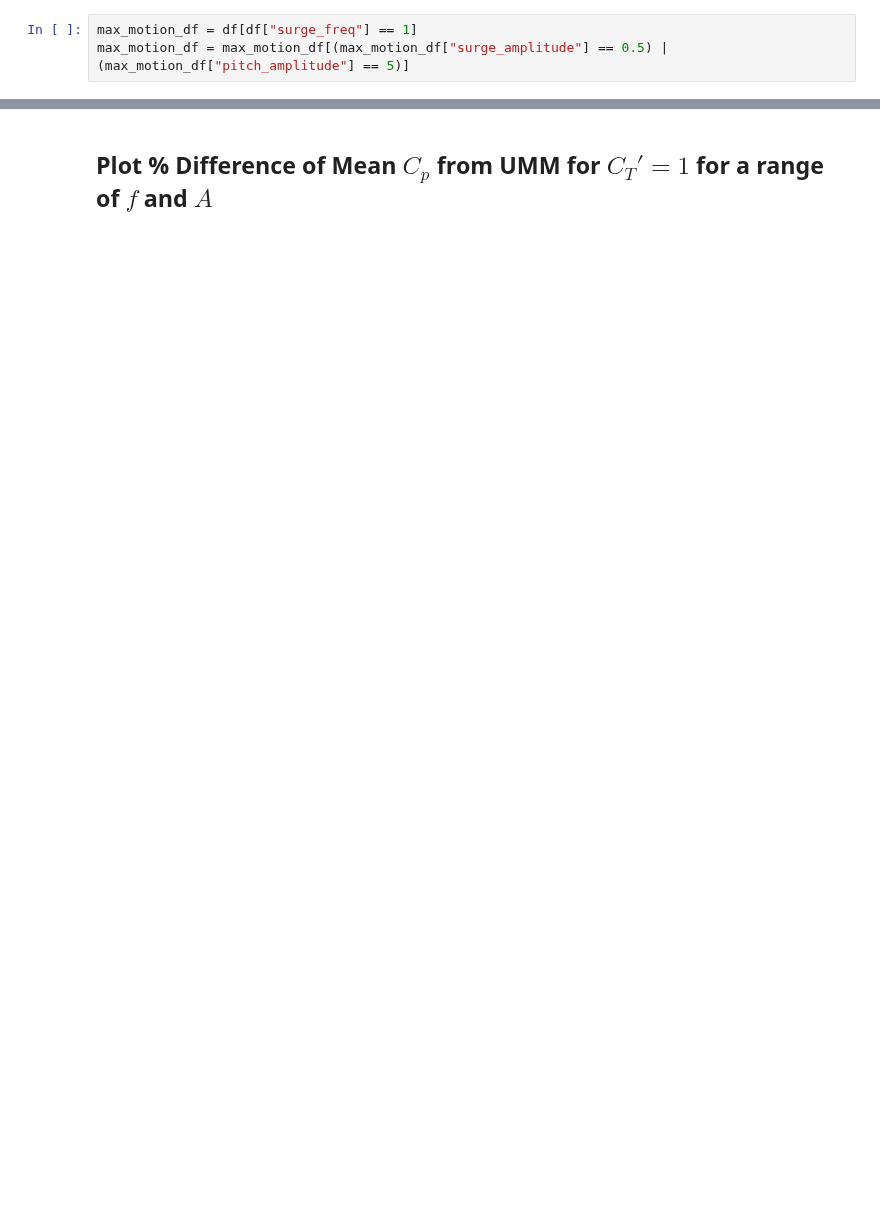
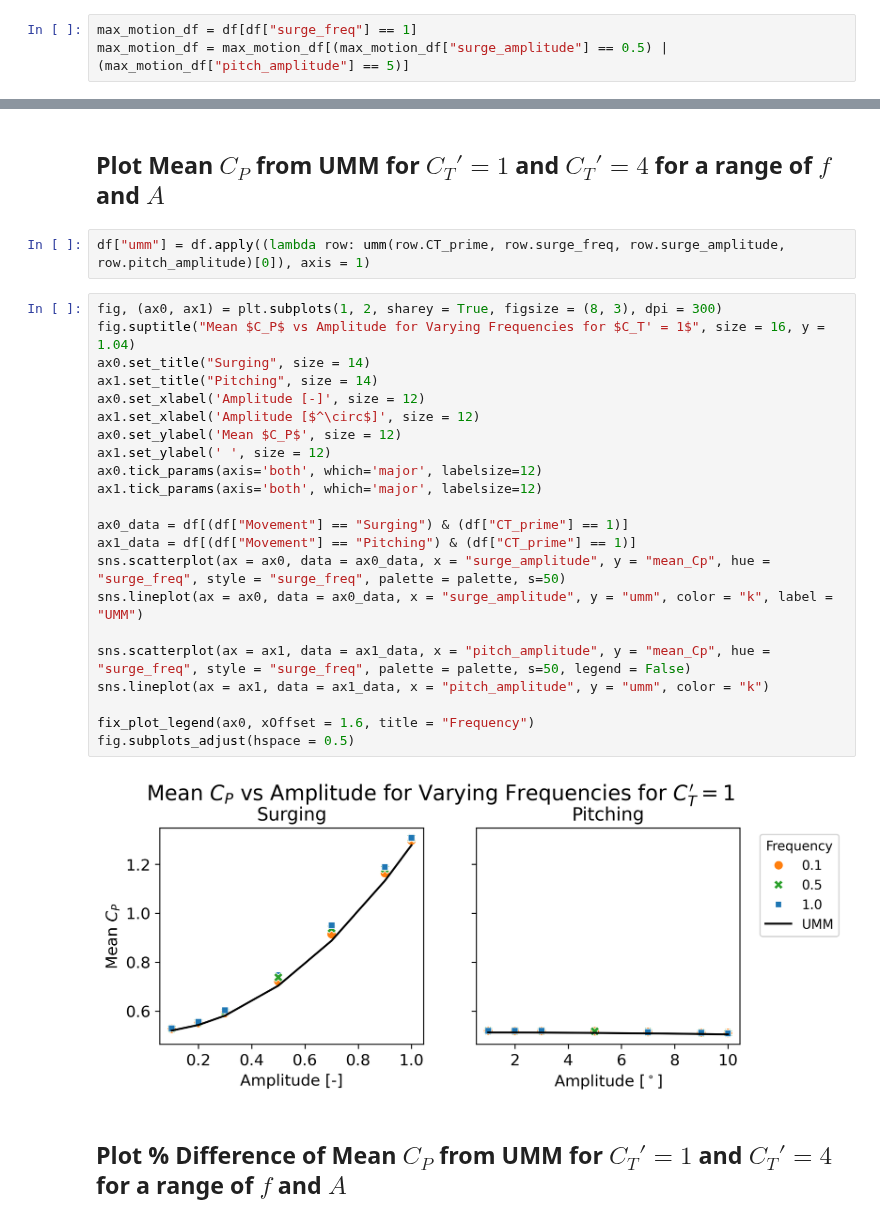
Before and after one commit to skygering/SimsPadeOps, a Jupyter notebook: analysis/movement_exploration.ipynb, the cells around one changed output, grey strips where cells are left out. Saved outputs shown, nothing was run; the diff lists cells and outputs as text; blank space fills up the shorter version.

```diff
--- a/analysis/movement_exploration.ipynb
+++ b/analysis/movement_exploration.ipynb
@@ -137,3 +138,31 @@ fix_plot_legend(ax0)
+# %% [markdown]
+## Plot Mean $C_P$ from UMM for $C_T' = 1$ and $C_T' = 4$ for a range of $f$ and $A$
+# %%
+df["umm"] = df.apply((lambda row: umm(row.CT_prime, row.surge_freq, row.surge_amplitude, row.pitch_amplitude)[0]), axis = 1)
+# %%
+fig, (ax0, ax1) = plt.subplots(1, 2, sharey = True, figsize = (8, 3), dpi = 300)
+fig.suptitle("Mean $C_P$ vs Amplitude for Varying Frequencies for $C_T' = 1$", size = 16, y = 1.04)
+ax0.set_title("Surging", size = 14)
+ax1.set_title("Pitching", size = 14)
+ax0.set_xlabel('Amplitude [-]', size = 12)
+ax1.set_xlabel('Amplitude [$^\circ$]', size = 12)
+ax0.set_ylabel('Mean $C_P$', size = 12)
+ax1.set_ylabel(' ', size = 12)
+ax0.tick_params(axis='both', which='major', labelsize=12)
+ax1.tick_params(axis='both', which='major', labelsize=12)
+
+ax0_data = df[(df["Movement"] == "Surging") & (df["CT_prime"] == 1)]
+ax1_data = df[(df["Movement"] == "Pitching") & (df["CT_prime"] == 1)]
+sns.scatterplot(ax = ax0, data = ax0_data, x = "surge_amplitude", y = "mean_Cp", hue = "surge_freq", style = "surge_freq", palette = palette, s=50)
+sns.lineplot(ax = ax0, data = ax0_data, x = "surge_amplitude", y = "umm", color = "k", label = "UMM")
+
+sns.scatterplot(ax = ax1, data = ax1_data, x = "pitch_amplitude", y = "mean_Cp", hue = "surge_freq", style = "surge_freq", palette = palette, s=50, legend = False)
+sns.lineplot(ax = ax1, data = ax1_data, x = "pitch_amplitude", y = "umm", color = "k")
+
+fix_plot_legend(ax0, xOffset = 1.6, title = "Frequency")
+fig.subplots_adjust(hspace = 0.5)
+# %% [output]
+[figure, added]
 # %% [markdown]
-## Plot % Difference of Mean $C_p$ from UMM for $C_T' = 1$ for a range of $f$ and $A$
+## Plot % Difference of Mean $C_P$ from UMM for $C_T' = 1$ and $C_T' = 4$ for a range of $f$ and $A$
 # %%
```
Also changed, not shown: parts of 10 cells of this notebook.
